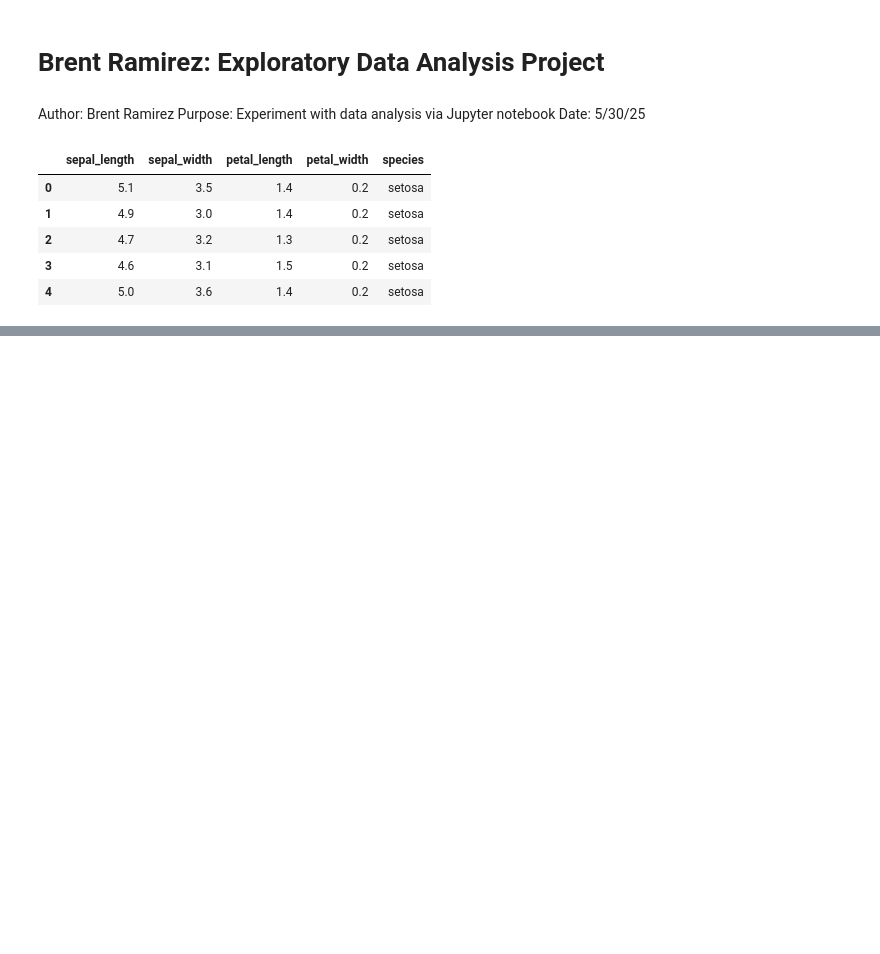
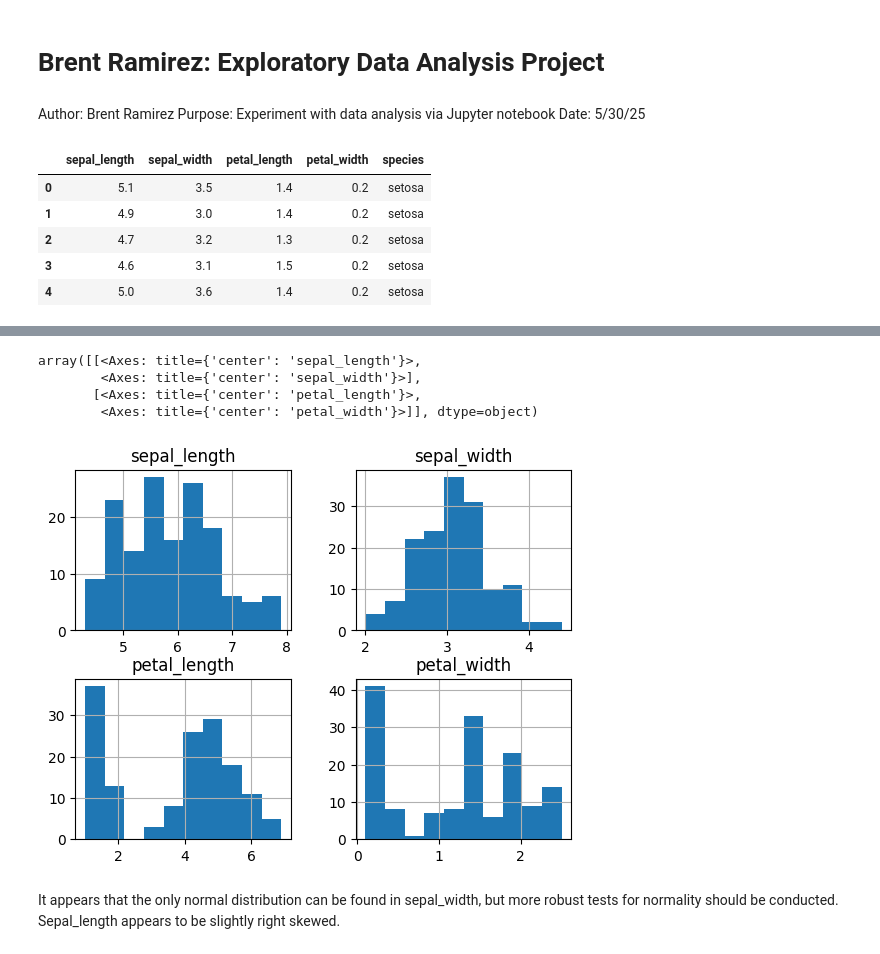
Before and after one commit to bramz00/datafun-04-eda, a Jupyter notebook: datafun-04-notebook.ipynb, the cells around one changed output, grey strips where cells are left out. Cells and saved outputs as stored; diff of their text form; code cells hidden in the pictures; blank space fills up the shorter version.

```diff
--- a/datafun-04-notebook.ipynb
+++ b/datafun-04-notebook.ipynb
@@ -24,0 +90,8 @@ iris_df.head()
+# %%
+iris_df.hist()
+# %% [output]
+array([[<Axes: title={'center': 'sepal_length'}>,
+        <Axes: title={'center': 'sepal_width'}>],
+       [<Axes: title={'center': 'petal_length'}>,
+        <Axes: title={'center': 'petal_width'}>]], dtype=object)
+[figure, added]
@@ -24,0 +101,3 @@ iris_df.head()
+# %% [markdown]
+It appears that the only normal distribution can be found in sepal_width, but more robust tests for normality should be conducted.
+Sepal_length appears to be slightly right skewed.
```
Also changed, not shown: parts of 14 cells of this notebook.
